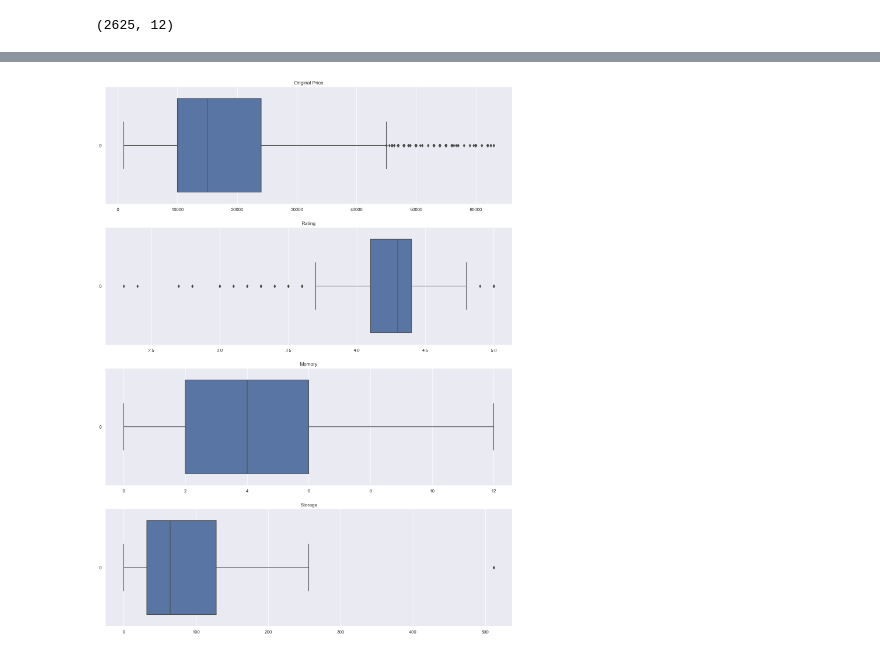
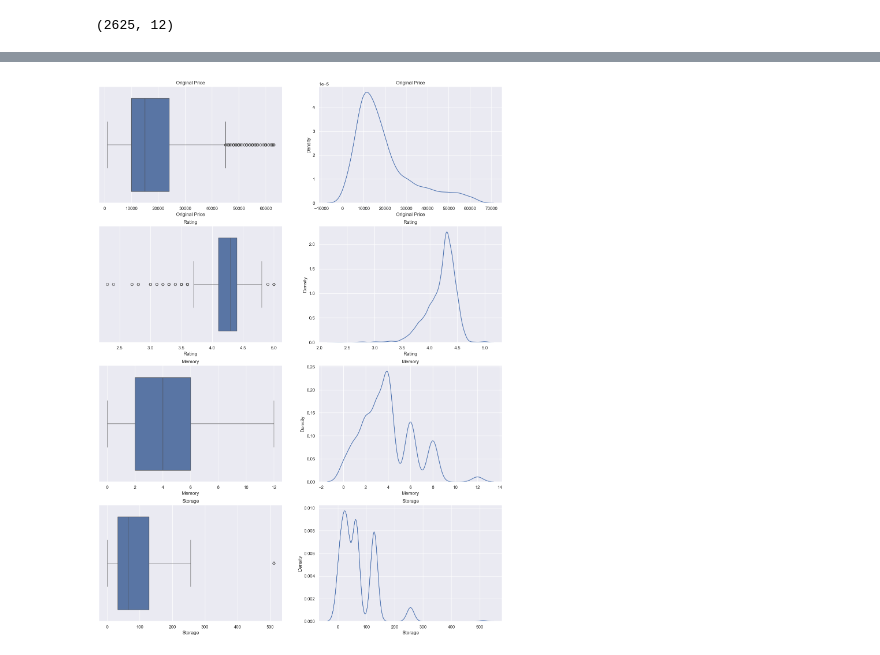
Before and after one commit to afwh24/SC1015-Mini-Project, a Jupyter notebook: FCSG_team 2_FongBooYip.ipynb, the cells around one changed output, grey strips where cells are left out. Cells and saved outputs as stored; diff of their text form; code cells hidden in the pictures.

```diff
--- a/FCSG_team 2_FongBooYip.ipynb
+++ b/FCSG_team 2_FongBooYip.ipynb
@@ -176,10 +224,12 @@ Name: Original Price, dtype: float64
 # %%
 var = ["Original Price", "Rating", "Memory", "Storage"]
+filtered_numeric_data = pd.DataFrame(filtered_data[["Original Price","Rating", "Memory", "Storage"]])
 count = 0
 
-f, axes = plt.subplots(4,figsize=(18,24))
-for var in numeric_data:
-    sb.boxplot(data = numeric_data[var], orient="h", ax = axes[count]).set_title(var)
+f, axes = plt.subplots(4,2, figsize=(18,24))
+for var in filtered_numeric_data:
+    sb.boxplot(data = filtered_numeric_data[var], orient="h", ax = axes[count,0]).set_title(var)
+    sb.kdeplot(data=filtered_numeric_data[var], ax = axes[count,1]).set_title(var)
     count+=1
 # %% [output]
-[figure, old version]
+[figure, new version]
```
Also changed, not shown: parts of 62 cells of this notebook.
